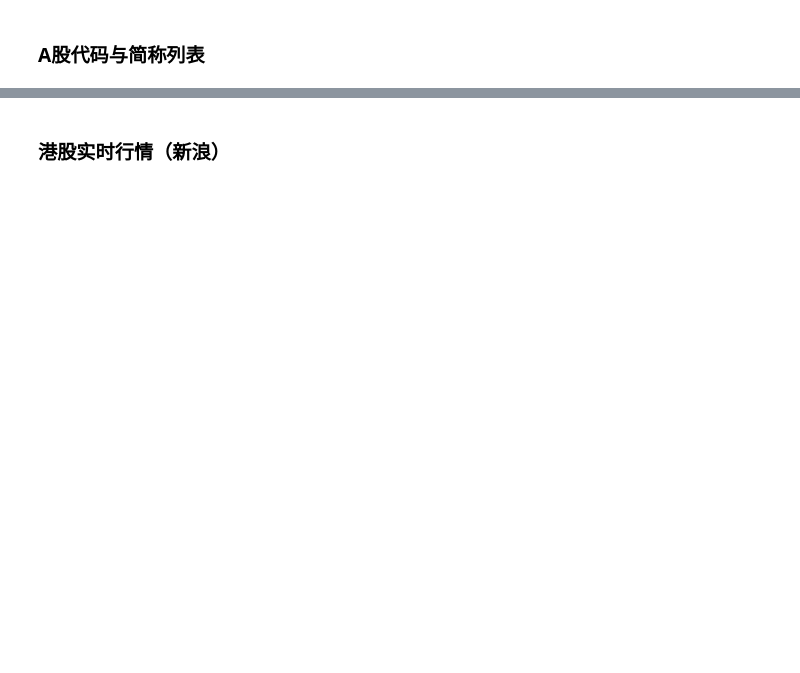
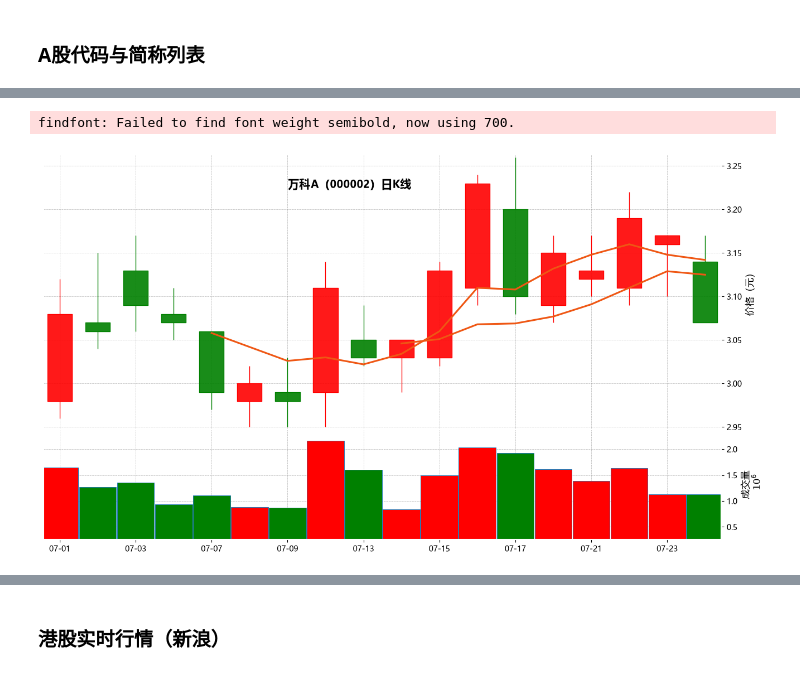
Before and after one commit to bamboosjtu/trading-topic, a Jupyter notebook: labs/00_金融数据获取/akshare_tutorial.ipynb, the cells around one changed output, grey strips where cells are left out. Cells and saved outputs as stored; diff of their text form; code cells hidden in the pictures; blank space fills up the shorter version.

```diff
--- a/labs/00_金融数据获取/akshare_tutorial.ipynb
+++ b/labs/00_金融数据获取/akshare_tutorial.ipynb
@@ -239,0 +256,68 @@ mpf.plot(
+# %%
+# 1. 复制数据，避免反复执行 Notebook 时修改原始 df
+plot_df = df.copy()
+
+# 2. 腾讯接口返回的是英文小写字段
+plot_df = plot_df.rename(columns={
+    "date": "Date",
+    "open": "Open",
+    "high": "High",
+    "low": "Low",
+    "close": "Close",
+    "volume": "Volume",
+})
+
+# 3. 日期必须成为 DatetimeIndex
+plot_df["Date"] = pd.to_datetime(plot_df["Date"])
+plot_df = plot_df.set_index("Date").sort_index()
+
+# 4. 保证 OHLCV 是数值
+price_columns = ["Open", "High", "Low", "Close", "Volume"]
+plot_df[price_columns] = plot_df[price_columns].apply(
+    pd.to_numeric,
+    errors="coerce",
+)
+
+plot_df = plot_df.dropna(subset=["Open", "High", "Low", "Close"])
+
+# 5. A股配色：红涨绿跌
+market_colors = mpf.make_marketcolors(
+    up="red",
+    down="green",
+    edge="inherit",
+    wick="inherit",
+    volume="inherit",
+)
+
+# 6. 创建支持中文的 mplfinance 样式
+cn_style = mpf.make_mpf_style(
+    base_mpf_style="charles",
+    marketcolors=market_colors,
+    rc={
+        "font.family": "sans-serif",
+        "font.sans-serif": ["Microsoft YaHei"],
+        "axes.unicode_minus": False,
+        "font.weight": "normal",
+        "axes.titleweight": "normal",
+        "axes.labelweight": "normal",
+    },
+)
+
+# 7. 绗制K线
+mpf.plot(
+    plot_df,
+    type="candle",
+    volume=True,
+    mav=(5, 10),
+    title="万科A（000002）日K线",
+    ylabel="价格（元）",
+    ylabel_lower="成交量",
+    style=cn_style,       # 不再写 style="charles"
+    figsize=(14, 8),
+    datetime_format="%m-%d",
+    xrotation=0,
+    tight_layout=True,
+)
+# %% [output]
+findfont: Failed to find font weight semibold, now using 700.
+[figure, added]
```
Also changed, not shown: parts of 85 cells of this notebook, 11 other files.
